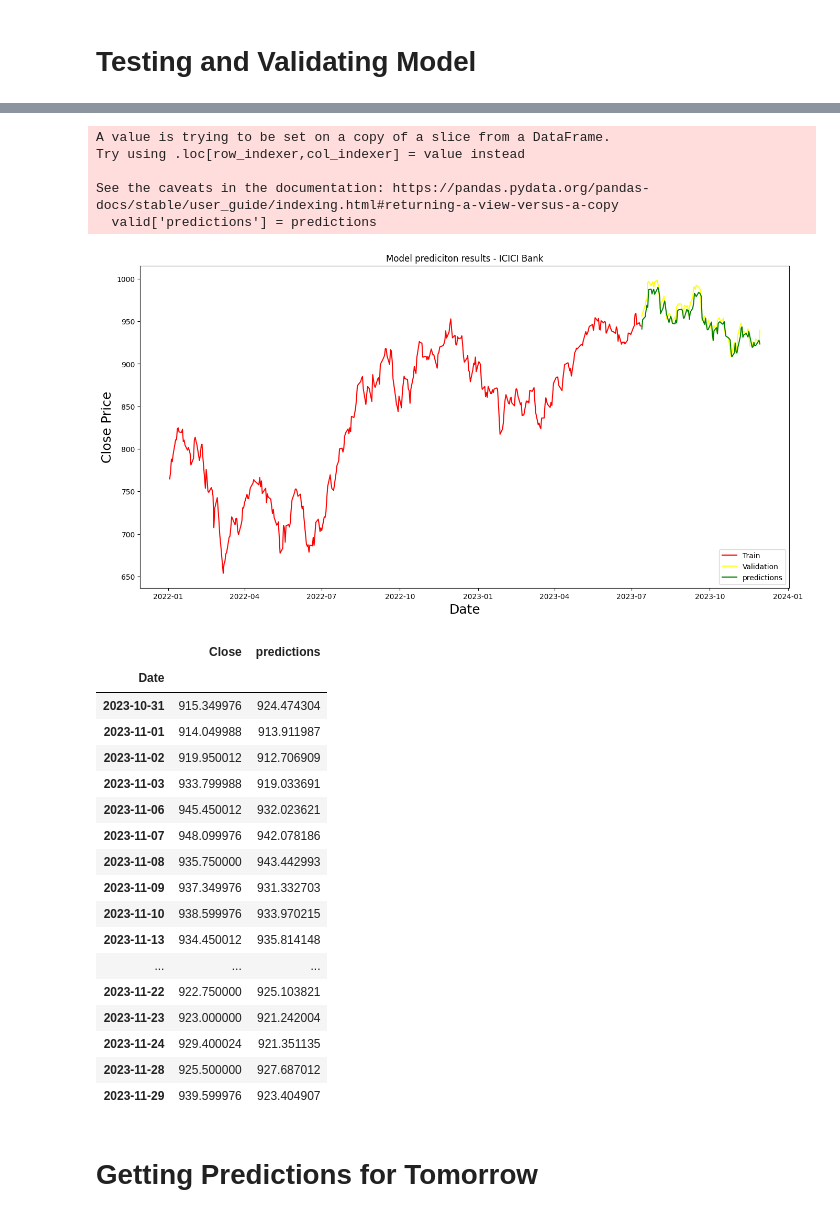
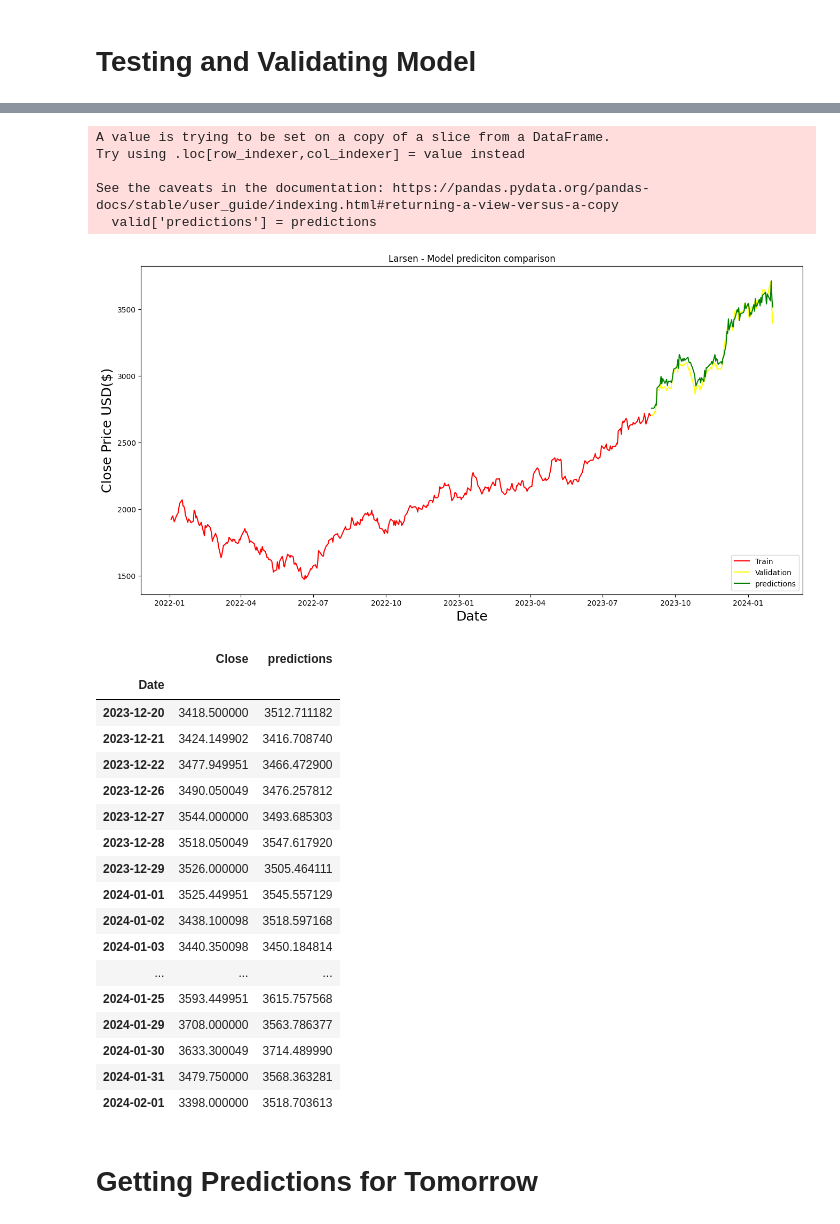
Before and after one commit to Uchit-2428/Algorithmic-Trading-using-Deep-Learning-and-Reinforcement-Learning, a Jupyter notebook: Deep Learning Techniques/LSTM_ALGORITHM.ipynb, the cells around one changed output, grey strips where cells are left out. Saved outputs shown, nothing was run; the diff lists cells and outputs as text; code cells hidden in the pictures.

```diff
--- a/Deep Learning Techniques/LSTM_ALGORITHM.ipynb
+++ b/Deep Learning Techniques/LSTM_ALGORITHM.ipynb
@@ -673,9 +680,9 @@ import numpy as np
 # Assuming you already have the 'model' and 'scaler' objects defined
 
 # Get historical stock data
-ticker = 'ICICIBANK.NS'
+ticker = 'LT.NS'
 start_date = '2022-01-01'
-end_date = '2023-11-30'
+end_date = '2024-02-02'
 stock_quote = yf.download(ticker, start=start_date, end=end_date)
 
 # Extract 'Open' prices
@@ -794,10 +797,10 @@ train_data = scaled_data[0:training_data_len,:]
 x_train=[]
 y_train=[]
 
-for i in range(60, len(train_data)):
-    x_train.append(train_data[i-60:i,0])
+for i in range(80, len(train_data)):
+    x_train.append(train_data[i-80:i,0])
     y_train.append(train_data[i,0])
-    if i<=60:
+    if i<=80:
         print(x_train)
         print(y_train)
         print()
@@ -830,11 +837,11 @@ x_train.shape
 #Build LSTM model
 model=Sequential()
 #Add first layer to model
-model.add(LSTM(50, return_sequences=True, input_shape=(x_train.shape[1],1)))
+model.add(LSTM(100, return_sequences=True, input_shape=(x_train.shape[1],1)))
 #Add second layer to model
-model.add(LSTM(50, return_sequences=False))
+model.add(LSTM(100, return_sequences=False))
 #Add Dense Layer to model with 25 neurons
-model.add(Dense(25))
+model.add(Dense(50))
 #Add Dense Layer to model with 1 neuron
 model.add(Dense(1))
 # %%
@@ -868,13 +875,13 @@ Epoch 50/50
 #Create the test data set
 #Create a new array containing scaled values
 
-test_data=scaled_data[training_data_len-60: , : ]
+test_data=scaled_data[training_data_len-80: , : ]
 #Create the data sets x_test and y_test
 
 x_test=[]
 y_test=dataset[training_data_len:,:]
-for i in range(60, len(test_data)):
-    x_test.append(test_data[i-60:i,0])
+for i in range(80, len(test_data)):
+    x_test.append(test_data[i-80:i,0])
 # %%
 #Convert the data to a numpy array
 
@@ -916,49 +923,50 @@ Mean Absolute Percentage Error (MAPE): 0.791567031353177
 # %%
 #plot the data
+
 train=data[:training_data_len]
 valid=data[training_data_len:]
 valid['predictions'] = predictions
 
 #Visualize the data
 plt.figure(figsize=(16,8))
-plt.title('Model prediciton results - ICICI Bank')
+plt.title('Larsen - Model prediciton comparison')
 plt.xlabel('Date', fontsize=18)
-plt.ylabel('Close Price', fontsize=18)
+plt.ylabel('Close Price USD($)', fontsize=18)
 plt.plot(train['Close'] , color='red')
 plt.plot(valid['Close'] , color='yellow')
 plt.plot(valid[ 'predictions'] , color='green')
 plt.legend(['Train','Validation', 'predictions'], loc='lower right')
 plt.show()
 # %% [output]
 A value is trying to be set on a copy of a slice from a DataFrame.
 Try using .loc[row_indexer,col_indexer] = value instead
 
 See the caveats in the documentation: https://pandas.pydata.org/pandas-docs/stable/user_guide/indexing.html#returning-a-view-versus-a-copy
   valid['predictions'] = predictions
-[figure, old version]
+[figure, new version]
 # %%
 #Show the valid and predicted prices
 
-valid.tail(20)
+valid.tail(30)
 # %% [output]
 |  | Close | predictions |
 | Date |  |  |
-| 2023-10-31 | 915.349976 | 924.474304 |
-| 2023-11-01 | 914.049988 | 913.911987 |
-| 2023-11-02 | 919.950012 | 912.706909 |
-| 2023-11-03 | 933.799988 | 919.033691 |
-| 2023-11-06 | 945.450012 | 932.023621 |
-| 2023-11-07 | 948.099976 | 942.078186 |
-| 2023-11-08 | 935.750000 | 943.442993 |
-| 2023-11-09 | 937.349976 | 931.332703 |
-| 2023-11-10 | 938.599976 | 933.970215 |
-| 2023-11-13 | 934.450012 | 935.814148 |
+| 2023-12-20 | 3418.500000 | 3512.711182 |
+| 2023-12-21 | 3424.149902 | 3416.708740 |
+| 2023-12-22 | 3477.949951 | 3466.472900 |
+| 2023-12-26 | 3490.050049 | 3476.257812 |
+| 2023-12-27 | 3544.000000 | 3493.685303 |
+| 2023-12-28 | 3518.050049 | 3547.617920 |
+| 2023-12-29 | 3526.000000 | 3505.464111 |
+| 2024-01-01 | 3525.449951 | 3545.557129 |
+| 2024-01-02 | 3438.100098 | 3518.597168 |
+| 2024-01-03 | 3440.350098 | 3450.184814 |
 | ... | ... | ... |
-| 2023-11-22 | 922.750000 | 925.103821 |
-| 2023-11-23 | 923.000000 | 921.242004 |
-| 2023-11-24 | 929.400024 | 921.351135 |
-| 2023-11-28 | 925.500000 | 927.687012 |
-| 2023-11-29 | 939.599976 | 923.404907 |
+| 2024-01-25 | 3593.449951 | 3615.757568 |
+| 2024-01-29 | 3708.000000 | 3563.786377 |
+| 2024-01-30 | 3633.300049 | 3714.489990 |
+| 2024-01-31 | 3479.750000 | 3568.363281 |
+| 2024-02-01 | 3398.000000 | 3518.703613 |
 # %% [markdown]
 <h1><b>Getting Predictions for Tomorrow<b></h1>
 # %%
```
Also changed, not shown: parts of 32 cells of this notebook.
